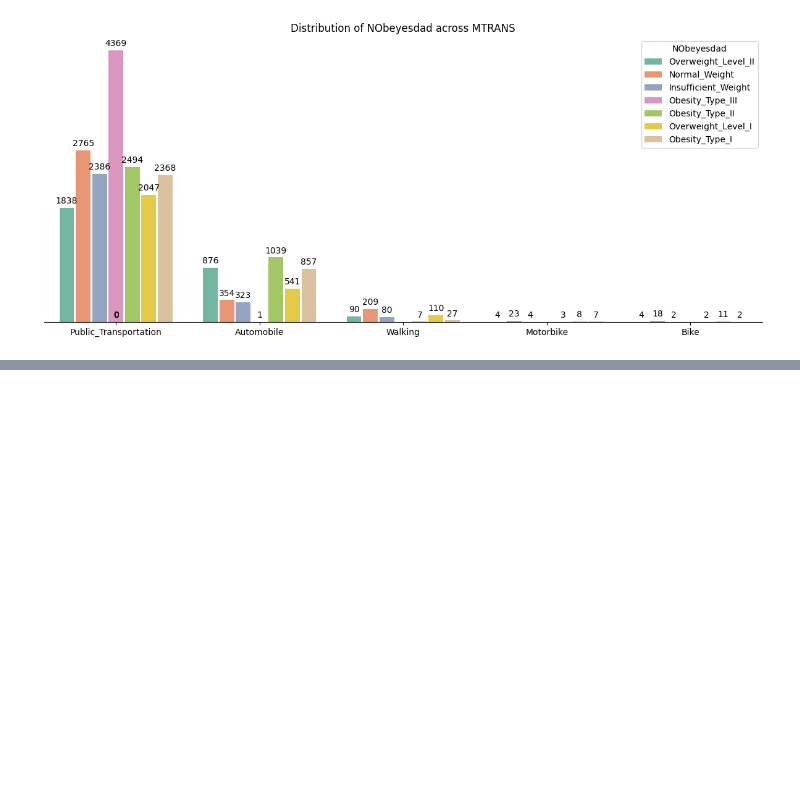
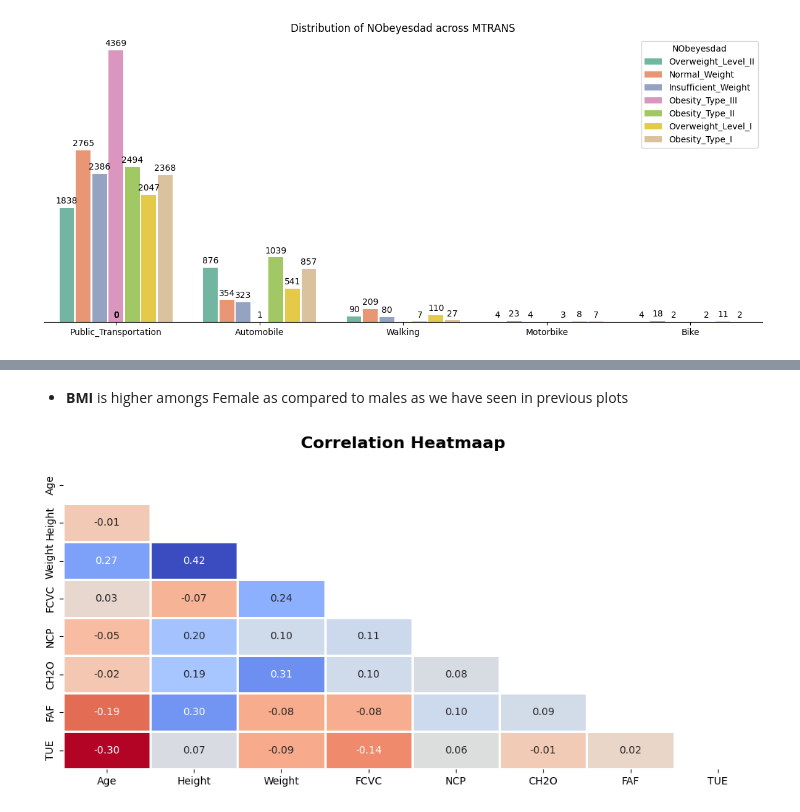
Before and after one commit to aman977381/EDA, a Jupyter notebook: EDA.ipynb, the cells around one changed output, grey strips where cells are left out. Cells and saved outputs as stored; diff of their text form; code cells hidden in the pictures; blank space fills up the shorter version.

```diff
--- a/EDA.ipynb
+++ b/EDA.ipynb
@@ -396,0 +478,14 @@ show_count(cat_columns)
+# %% [markdown]
+* **BMI** is higher amongs Female as compared to males as we have seen in previous plots
+# %%
+# Correlation
+num_columns = df.select_dtypes(exclude= 'object')
+corr = num_columns.corr(method='pearson')
+mask = np.triu(np.ones_like(corr))
+fig = plt.subplots(figsize=(10,5))
+sns.heatmap(corr, annot=True,fmt='.2f',mask=mask,cmap='coolwarm_r', cbar=None, linewidth=1)
+plt.suptitle('Correlation Heatmaap', fontsize=16, fontweight='bold')
+plt.tight_layout()
+plt.show()
+# %% [output]
+[figure, added]
```
Also changed, not shown: parts of 10 cells of this notebook.
